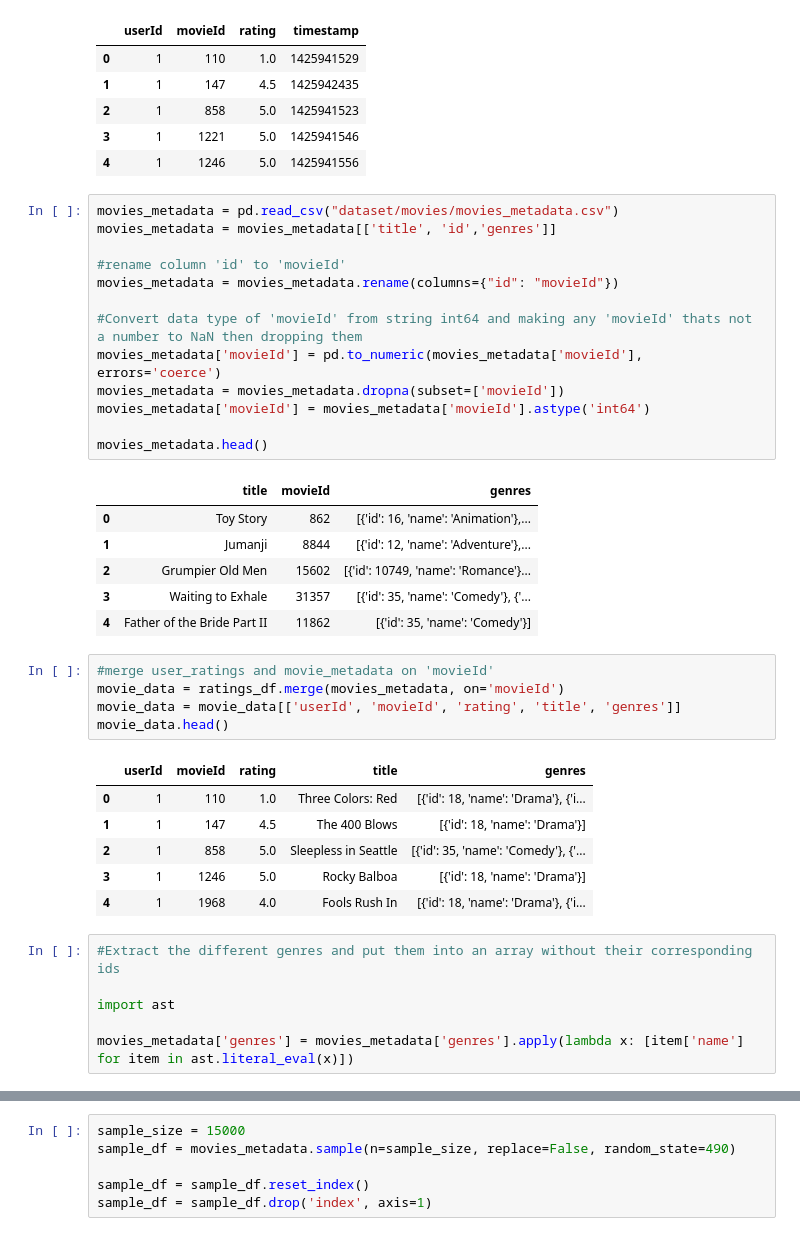
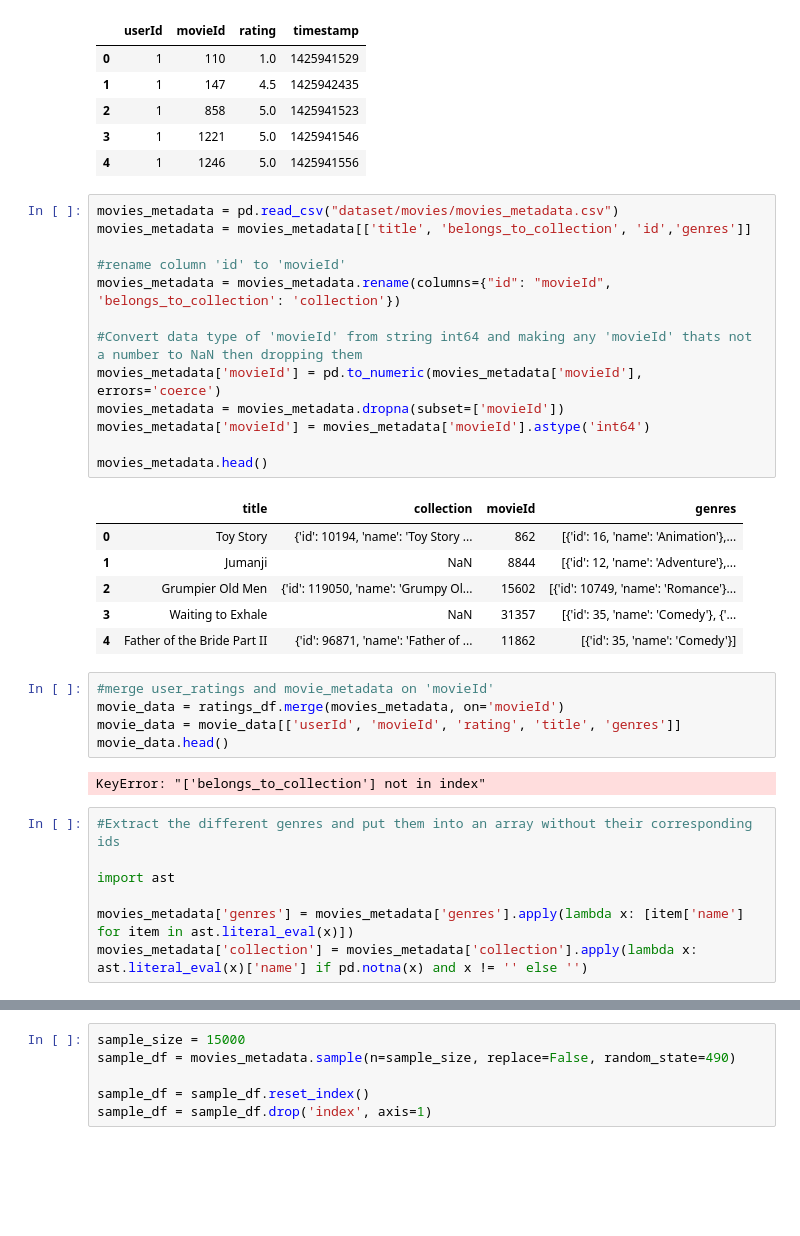
Before and after one commit to seanmaida2002/movie_recommendation, a Jupyter notebook: test.ipynb, the cells around one changed output, grey strips where cells are left out. Saved outputs shown, nothing was run; the diff lists cells and outputs as text; blank space fills up the shorter version.

Commit message:
updated movie matrix

```diff
--- a/test.ipynb
+++ b/test.ipynb
@@ -14,42 +16,38 @@ ratings_df.head()
 | 4 | 1 | 1246 | 5.0 | 1425941556 |
 # %%
 movies_metadata = pd.read_csv("dataset/movies/movies_metadata.csv")
-movies_metadata = movies_metadata[['title', 'id','genres']]
+movies_metadata = movies_metadata[['title', 'belongs_to_collection', 'id','genres']]
 
 #rename column 'id' to 'movieId'
-movies_metadata = movies_metadata.rename(columns={"id": "movieId"})
+movies_metadata = movies_metadata.rename(columns={"id": "movieId", 'belongs_to_collection': 'collection'})
 
 #Convert data type of 'movieId' from string int64 and making any 'movieId' thats not a number to NaN then dropping them
 movies_metadata['movieId'] = pd.to_numeric(movies_metadata['movieId'], errors='coerce')
 movies_metadata = movies_metadata.dropna(subset=['movieId'])
 movies_metadata['movieId'] = movies_metadata['movieId'].astype('int64')
 
 movies_metadata.head()
 # %% [output]
-|  | title | movieId | genres |
-| 0 | Toy Story | 862 | [{'id': 16, 'name': 'Animation'},... |
-| 1 | Jumanji | 8844 | [{'id': 12, 'name': 'Adventure'},... |
-| 2 | Grumpier Old Men | 15602 | [{'id': 10749, 'name': 'Romance'}... |
-| 3 | Waiting to Exhale | 31357 | [{'id': 35, 'name': 'Comedy'}, {'... |
-| 4 | Father of the Bride Part II | 11862 | [{'id': 35, 'name': 'Comedy'}] |
+|  | title | collection | movieId | genres |
+| 0 | Toy Story | {'id': 10194, 'name': 'Toy Story ... | 862 | [{'id': 16, 'name': 'Animation'},... |
+| 1 | Jumanji | NaN | 8844 | [{'id': 12, 'name': 'Adventure'},... |
+| 2 | Grumpier Old Men | {'id': 119050, 'name': 'Grumpy Ol... | 15602 | [{'id': 10749, 'name': 'Romance'}... |
+| 3 | Waiting to Exhale | NaN | 31357 | [{'id': 35, 'name': 'Comedy'}, {'... |
+| 4 | Father of the Bride Part II | {'id': 96871, 'name': 'Father of ... | 11862 | [{'id': 35, 'name': 'Comedy'}] |
 # %%
 #merge user_ratings and movie_metadata on 'movieId'
 movie_data = ratings_df.merge(movies_metadata, on='movieId')
 movie_data = movie_data[['userId', 'movieId', 'rating', 'title', 'genres']]
 movie_data.head()
 # %% [output]
-|  | userId | movieId | rating | title | genres |
-| 0 | 1 | 110 | 1.0 | Three Colors: Red | [{'id': 18, 'name': 'Drama'}, {'i... |
-| 1 | 1 | 147 | 4.5 | The 400 Blows | [{'id': 18, 'name': 'Drama'}] |
-| 2 | 1 | 858 | 5.0 | Sleepless in Seattle | [{'id': 35, 'name': 'Comedy'}, {'... |
-| 3 | 1 | 1246 | 5.0 | Rocky Balboa | [{'id': 18, 'name': 'Drama'}] |
-| 4 | 1 | 1968 | 4.0 | Fools Rush In | [{'id': 18, 'name': 'Drama'}, {'i... |
+KeyError: "['belongs_to_collection'] not in index"
 # %%
 #Extract the different genres and put them into an array without their corresponding ids
 
 import ast
 
 movies_metadata['genres'] = movies_metadata['genres'].apply(lambda x: [item['name'] for item in ast.literal_eval(x)])
+movies_metadata['collection'] = movies_metadata['collection'].apply(lambda x: ast.literal_eval(x)['name'] if pd.notna(x) and x != '' else '')
 # %%
 movies_metadata.head()
 # %% [output]
```
Also changed, not shown: parts of 20 cells of this notebook.
